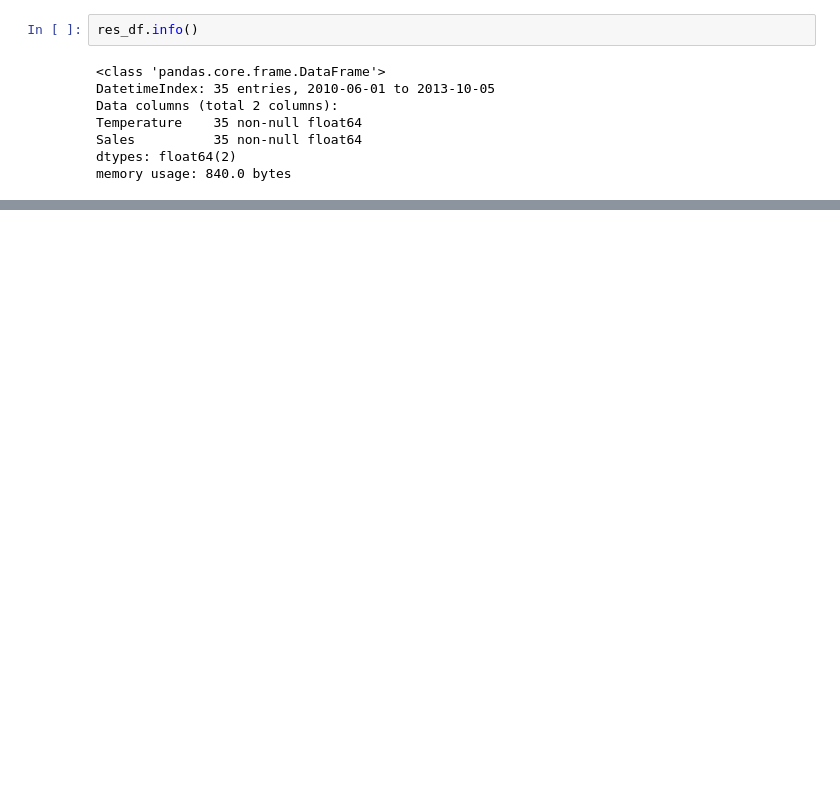
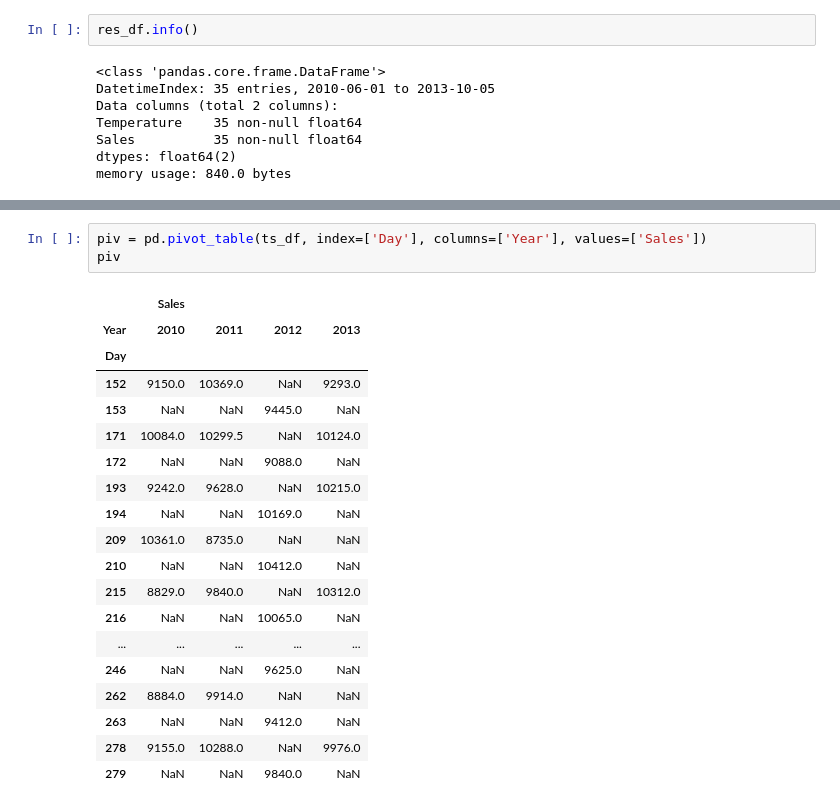
Before and after one commit to IshanaRaina/pandas-labs, a Jupyter notebook: teenage_pandas.ipynb, the cells around one changed output, grey strips where cells are left out. Saved outputs shown, nothing was run; the diff lists cells and outputs as text; blank space fills up the shorter version.

```diff
--- a/teenage_pandas.ipynb
+++ b/teenage_pandas.ipynb
@@ -545,0 +587,23 @@ To register the converters:
+# %%
+piv = pd.pivot_table(ts_df, index=['Day'], columns=['Year'], values=['Sales'])
+piv
+# %% [output]
+|  | Sales |  |  |  |
+| Year | 2010 | 2011 | 2012 | 2013 |
+| Day |  |  |  |  |
+| 152 | 9150.0 | 10369.0 | NaN | 9293.0 |
+| 153 | NaN | NaN | 9445.0 | NaN |
+| 171 | 10084.0 | 10299.5 | NaN | 10124.0 |
+| 172 | NaN | NaN | 9088.0 | NaN |
+| 193 | 9242.0 | 9628.0 | NaN | 10215.0 |
+| 194 | NaN | NaN | 10169.0 | NaN |
+| 209 | 10361.0 | 8735.0 | NaN | NaN |
+| 210 | NaN | NaN | 10412.0 | NaN |
+| 215 | 8829.0 | 9840.0 | NaN | 10312.0 |
+| 216 | NaN | NaN | 10065.0 | NaN |
+| ... | ... | ... | ... | ... |
+| 246 | NaN | NaN | 9625.0 | NaN |
+| 262 | 8884.0 | 9914.0 | NaN | NaN |
+| 263 | NaN | NaN | 9412.0 | NaN |
+| 278 | 9155.0 | 10288.0 | NaN | 9976.0 |
+| 279 | NaN | NaN | 9840.0 | NaN |
```
Also changed, not shown: parts of 15 cells of this notebook.
